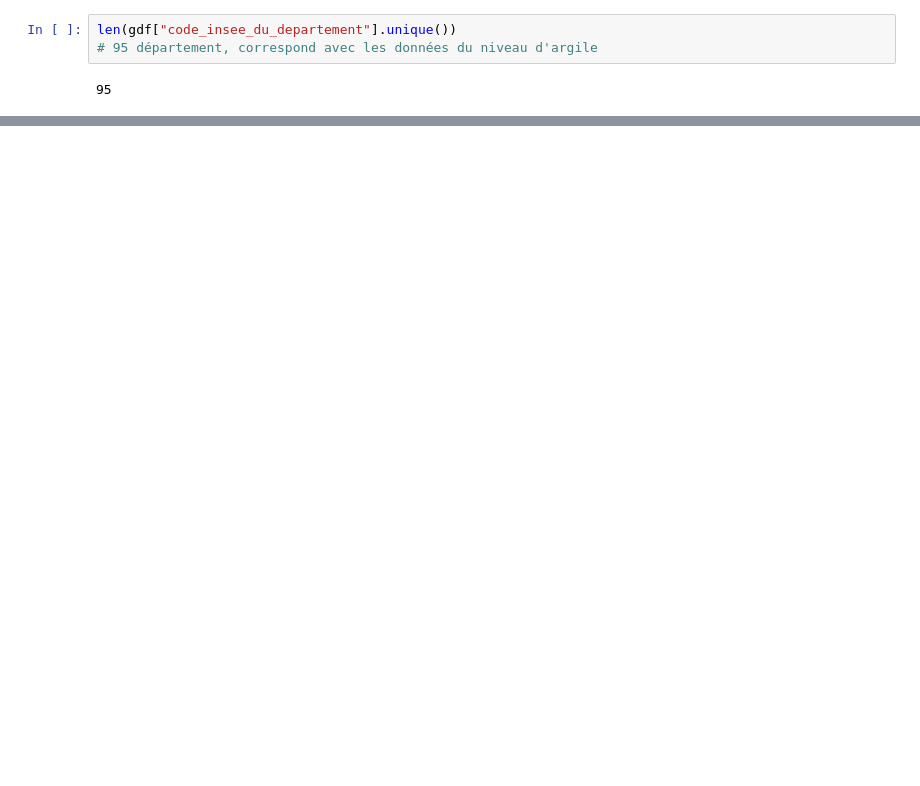
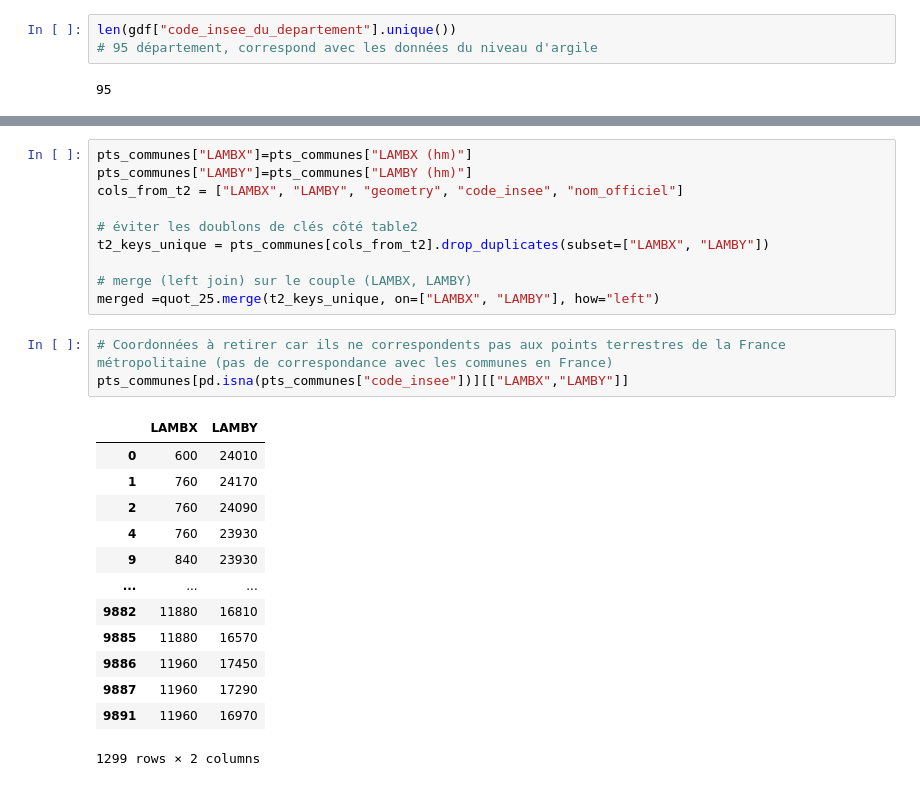
Before and after one commit to Sophie-Monsi/MACHINE-LEARNING-FOR-CLIMATE-RISK, a Jupyter notebook: Database_download.ipynb, the cells around one changed output, grey strips where cells are left out. Saved outputs shown, nothing was run; the diff lists cells and outputs as text; blank space fills up the shorter version.

```diff
--- a/Database_download.ipynb
+++ b/Database_download.ipynb
@@ -556,0 +602,27 @@ len(gdf["code_insee_du_departement"].unique())
+# %%
+pts_communes["LAMBX"]=pts_communes["LAMBX (hm)"]
+pts_communes["LAMBY"]=pts_communes["LAMBY (hm)"]
+cols_from_t2 = ["LAMBX", "LAMBY", "geometry", "code_insee", "nom_officiel"]
+
+# éviter les doublons de clés côté table2
+t2_keys_unique = pts_communes[cols_from_t2].drop_duplicates(subset=["LAMBX", "LAMBY"])
+
+# merge (left join) sur le couple (LAMBX, LAMBY)
+merged =quot_25.merge(t2_keys_unique, on=["LAMBX", "LAMBY"], how="left")
+# %%
+# Coordonnées à retirer car ils ne correspondents pas aux points terrestres de la France métropolitaine (pas de correspondance avec les communes en France)
+pts_communes[pd.isna(pts_communes["code_insee"])][["LAMBX","LAMBY"]]
+# %% [output]
+|  | LAMBX | LAMBY |
+| 0 | 600 | 24010 |
+| 1 | 760 | 24170 |
+| 2 | 760 | 24090 |
+| 4 | 760 | 23930 |
+| 9 | 840 | 23930 |
+| ... | ... | ... |
+| 9882 | 11880 | 16810 |
+| 9885 | 11880 | 16570 |
+| 9886 | 11960 | 17450 |
+| 9887 | 11960 | 17290 |
+| 9891 | 11960 | 16970 |
+1299 rows × 2 columns
```
Also changed, not shown: parts of 9 cells of this notebook.
